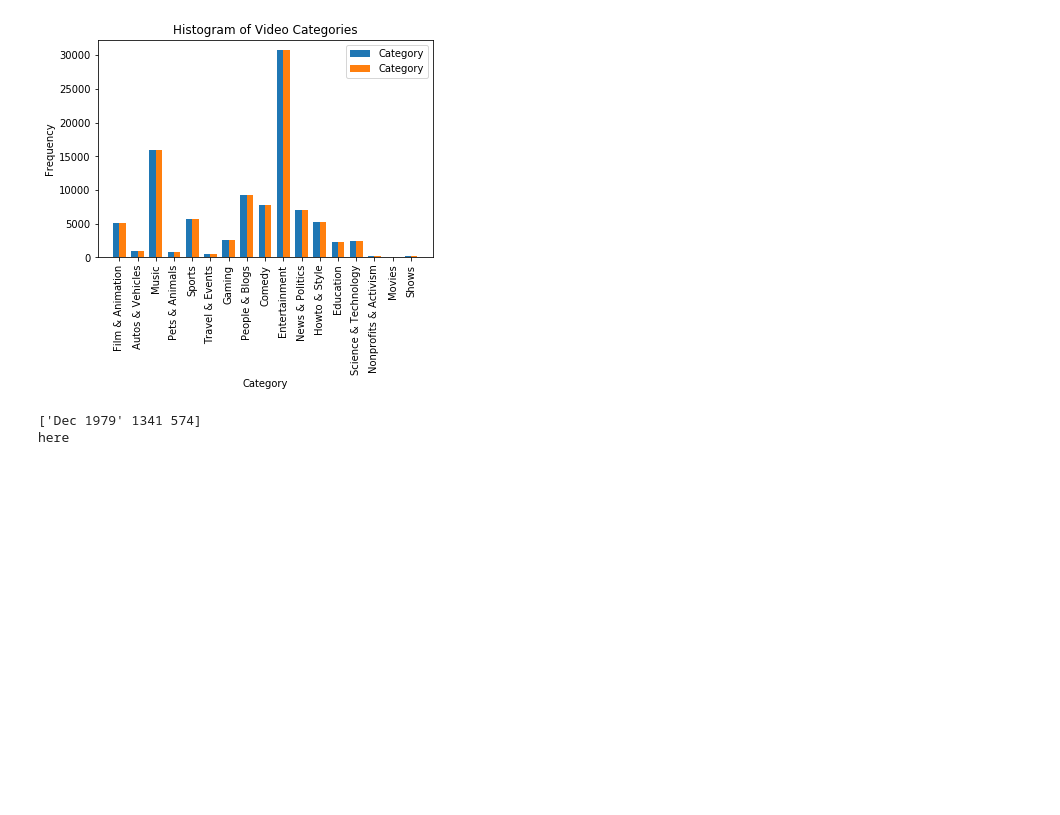
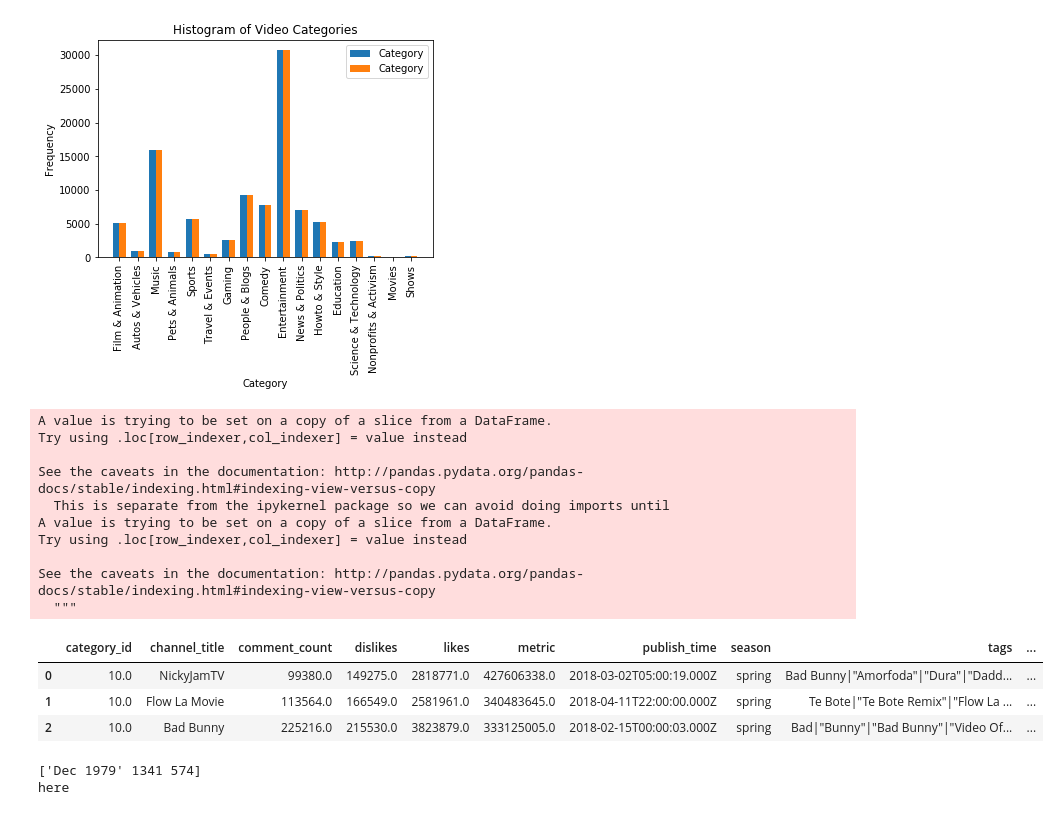
Before and after one commit to ChuckBowers/info-300-final, a Jupyter notebook: final_data_analysis.ipynb, the cells around one changed output. Cells and saved outputs as stored; diff of their text form; code cells hidden in the pictures; blank space fills up the shorter version.

```diff
--- a/final_data_analysis.ipynb
+++ b/final_data_analysis.ipynb
@@ -295,7 +295,7 @@ def get_combined_metric_topN(df, n):
         row = sorted_metric.iloc[i]
         if (row['title'] not in topN_set):
             topN_set.add(row['title'])
-            topN = topN.append(row, ignore_index=True)
+            topN = topN.append(row, ignore_index=True, sort=False)
         i += 1
     return topN
 
@@ -492,6 +503,24 @@ plt.legend()
 plt.show()
 # %% [output]
 [figure]
+# %%
+spring_top3 = get_combined_metric_topN(spring, 3)
+spring_top3
+# %% [output]
+A value is trying to be set on a copy of a slice from a DataFrame.
+Try using .loc[row_indexer,col_indexer] = value instead
+
+See the caveats in the documentation: http://pandas.pydata.org/pandas-docs/stable/indexing.html#indexing-view-versus-copy
+  This is separate from the ipykernel package so we can avoid doing imports until
+A value is trying to be set on a copy of a slice from a DataFrame.
+Try using .loc[row_indexer,col_indexer] = value instead
+
+See the caveats in the documentation: http://pandas.pydata.org/pandas-docs/stable/indexing.html#indexing-view-versus-copy
+  """
+|  | category_id | channel_title | comment_count | dislikes | likes | metric | publish_time | season | tags | ... |
+| 0 | 10.0 | NickyJamTV | 99380.0 | 149275.0 | 2818771.0 | 427606338.0 | 2018-03-02T05:00:19.000Z | spring | Bad Bunny|"Amorfoda"|"Dura"|"Dadd... | ... |
+| 1 | 10.0 | Flow La Movie | 113564.0 | 166549.0 | 2581961.0 | 340483645.0 | 2018-04-11T22:00:00.000Z | spring | Te Bote|"Te Bote Remix"|"Flow La ... | ... |
+| 2 | 10.0 | Bad Bunny | 225216.0 | 215530.0 | 3823879.0 | 333125005.0 | 2018-02-15T00:00:03.000Z | spring | Bad|"Bunny"|"Bad Bunny"|"Video Of... | ... |
 # %%
 # Import Data
 df3 = pd.read_csv('https://github.com/selva86/datasets/raw/master/mortality.csv')
```
Also changed, not shown: parts of 2 cells of this notebook.
